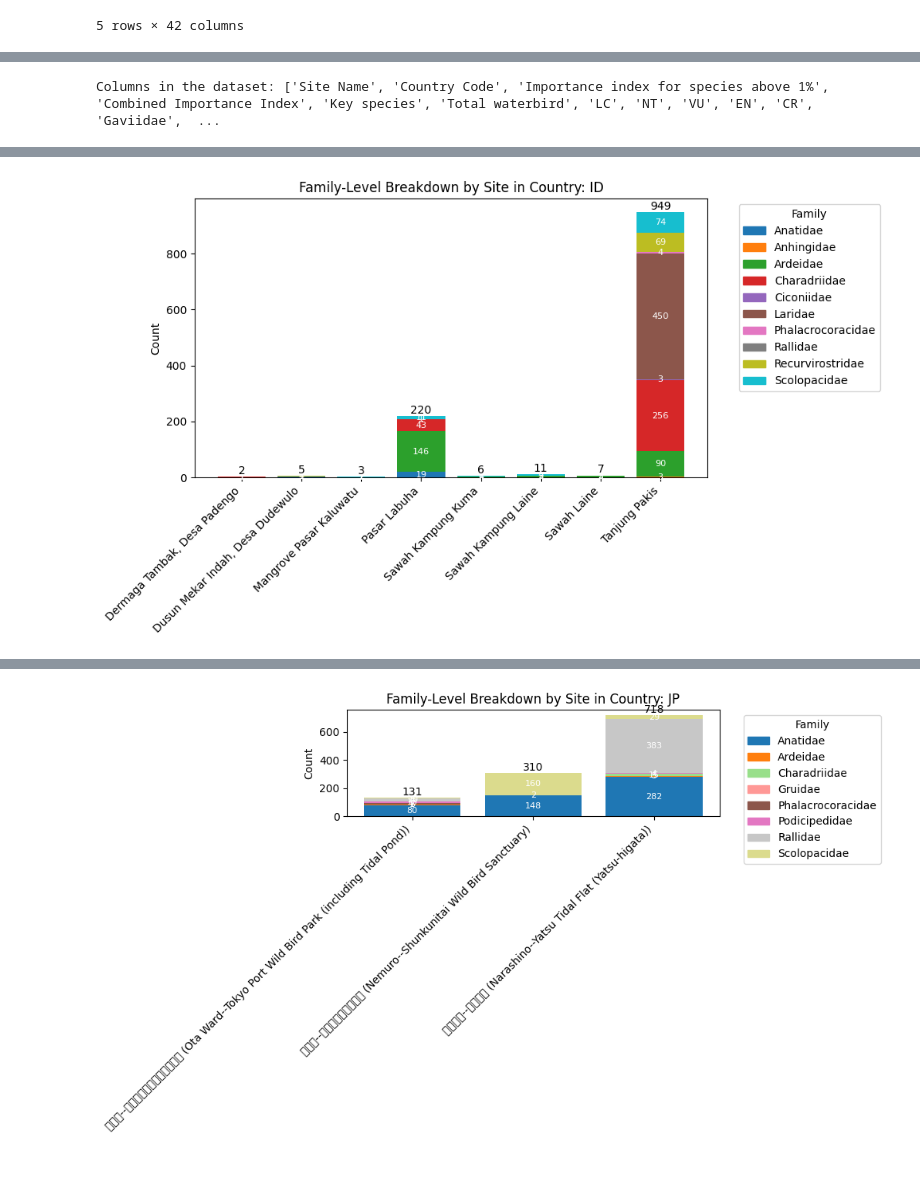
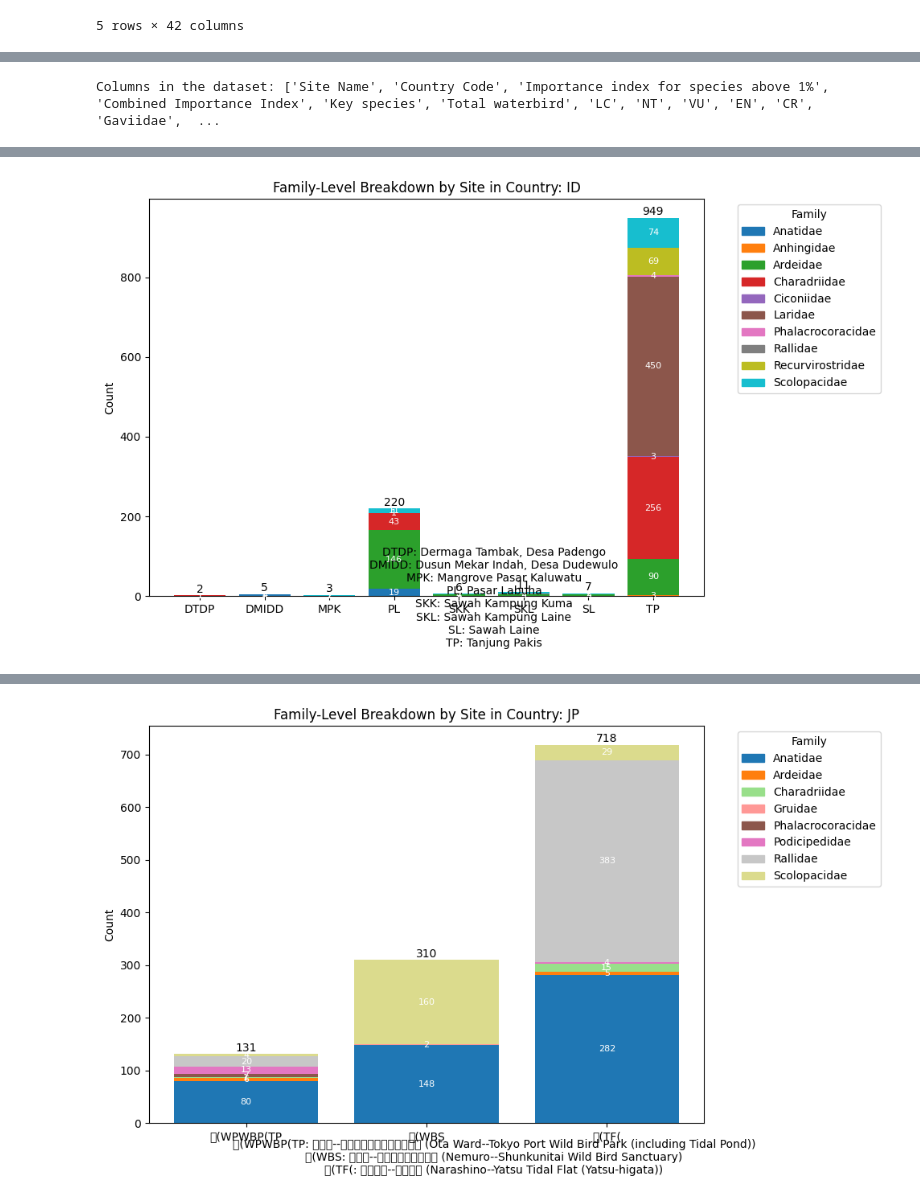
Before and after one commit to thongthornpatch/w3-bird-survey-analysis, a Jupyter notebook: w3_bird_survey_analysis.ipynb, the cells around one changed output, grey strips where cells are left out. Drawn from its saved outputs; the diff is of its cells as text; code cells hidden in the pictures; blank space fills up the shorter version.

```diff
--- a/w3_bird_survey_analysis.ipynb
+++ b/w3_bird_survey_analysis.ipynb
@@ -23,3 +23,7 @@ data.head()
 | 3 | Dermaga Tambak, Desa Padengo | ID | 0.0 | 0.014925 | NaN | 2 | ... |
 | 4 | Dusun Mekar Indah, Desa Dudewulo | ID | 0.0 | 0.003721 | NaN | 5 | ... |
 5 rows × 42 columns
+# %%
+!apt-get install -qq fonts-noto-cjk
+import matplotlib as mpl
+mpl.rcParams['font.family'] = 'Noto Sans CJK JP'
@@ -60,17 +71,40 @@ iucn_colors = {
     'CR': '#cc0000'    # Critically Endangered
 }
 
-# Get unique countries using 'Country Code'
+# ------------------------------
+# 4. Helper Function to Generate Acronyms
+# ------------------------------
+def generate_acronym(site_name, acronym_count):
+    """
+    Generate an acronym from the first letter of each word in the site name.
+    If the acronym is already used, append a number.
+    """
+    words = site_name.split()
+    acr = "".join(word[0].upper() for word in words)
+    if acr in acronym_count:
+        acronym_count[acr] += 1
+        acr = acr + str(acronym_count[acr])
+    else:
+        acronym_count[acr] = 1
+    return acr
+
+# Get unique countries from the data
 countries = data['Country Code'].unique()
 
 # ====================================================
-# 4. Family-Level Breakdown: Stacked Bar per Country
+# 5. Family-Level Breakdown: Stacked Bar per Country Using Acronyms
 # ====================================================
 for country in countries:
-    # Subset data for the current country
     df_country = data[data['Country Code'] == country]
 
-    # Get the union of families (columns with count > 0) across all sites in this country
+    # Create a mapping from full site name to acronym
+    acronym_count = {}
+    site_acronyms = {}
+    for site in df_country['Site Name'].unique():
+        acr = generate_acronym(site, acronym_count)
+        site_acronyms[site] = acr
+
+    # Get the union of families (with count > 0) across all sites in this country
     families_in_country = set()
     for _, row in df_country.iterrows():
         for fam in family_columns:
@@ -78,33 +112,33 @@ for country in countries:
                 families_in_country.add(fam)
     families_in_country = sorted(list(families_in_country))
 
-    # Assign colors to families using a colormap for consistent coloring
+    # Assign colors to families using a colormap for consistency
     cmap = plt.get_cmap("tab20")
     n_fams = len(families_in_country)
     family_colors = {fam: cmap(i / n_fams) for i, fam in enumerate(families_in_country)}
 
-    # Create figure: one bar per site in this country
+    # Create figure with fixed size (equal width for all charts)
     fig, ax = plt.subplots(figsize=(10, 6))
     sites = df_country['Site Name'].tolist()
+    # Use acronyms for x-axis labels
+    x_labels = [site_acronyms[site] for site in sites]
     x_positions = range(len(sites))
 
+    # Plot each site as a stacked bar
     for i, (_, row) in enumerate(df_country.iterrows()):
         bottom = 0
-        # For each family in the country, add the segment only if the site has nonzero count
         for fam in families_in_country:
             count = row[fam] if row[fam] > 0 else 0
             if count > 0:
                 ax.bar(i, count, bottom=bottom, color=family_colors[fam])
-                # Annotate with the count inside the segment
                 ax.text(i, bottom + count/2, str(int(count)),
                         ha='center', va='center', fontsize=8, color='white')
                 bottom += count
-        # Annotate total waterbirds at the top of the bar
         total = row['Total waterbird']
         ax.text(i, bottom + 1, f"{int(total)}", ha='center', va='bottom', fontsize=10)
 
     ax.set_xticks(x_positions)
-    ax.set_xticklabels(sites, rotation=45, ha='right')
+    ax.set_xticklabels(x_labels)
     ax.set_ylabel("Count")
     ax.set_title(f"Family-Level Breakdown by Site in Country: {country}")
 
@@ -112,24 +146,36 @@ for country in countries:
     handles = [plt.Rectangle((0, 0), 1, 1, color=family_colors[fam]) for fam in families_in_country]
     ax.legend(handles, families_in_country, title="Family", bbox_to_anchor=(1.05, 1), loc='upper left')
 
-    plt.tight_layout()
+    # Prepare and add a text box with the site acronym mapping
+    mapping_text = "\n".join([f"{acr}: {site}" for site, acr in site_acronyms.items()])
+    plt.figtext(0.5, 0.01, mapping_text, ha="center", fontsize=10)
+
+    plt.tight_layout(rect=[0, 0.05, 1, 1])
     plt.show()
 
 # ====================================================
-# 5. IUCN Status Breakdown: Stacked Bar per Country
+# 6. IUCN Status Breakdown: Stacked Bar per Country Using Acronyms
 # ====================================================
 for country in countries:
     df_country = data[data['Country Code'] == country]
 
+    # Create a mapping from full site name to acronym
+    acronym_count = {}
+    site_acronyms = {}
+    for site in df_country['Site Name'].unique():
+        acr = generate_acronym(site, acronym_count)
+        site_acronyms[site] = acr
+
+    # Create figure with fixed size
     fig, ax = plt.subplots(figsize=(10, 6))
     sites = df_country['Site Name'].tolist()
+    x_labels = [site_acronyms[site] for site in sites]
     x_positions = range(len(sites))
 
+    # Plot each site as a stacked bar for IUCN statuses
     for i, (_, row) in enumerate(df_country.iterrows()):
         bottom = 0
-        # Total count from IUCN columns for percentage calculation
         total_status = row['LC'] + row['NT'] + row['VU'] + row['EN'] + row['CR']
-        # Iterate over IUCN statuses in a fixed order
         for status in ['LC', 'NT', 'VU', 'EN', 'CR']:
             count = row[status]
             if count > 0:
@@ -138,18 +184,19 @@ for country in countries:
                 ax.text(i, bottom + count/2, f"{perc:.1f}%",
                         ha='center', va='center', fontsize=8, color='white')
                 bottom += count
-        # Annotate total waterbirds at the top of the bar
         ax.text(i, bottom + 1, f"{int(row['Total waterbird'])}", ha='center', va='bottom', fontsize=10)
 
     ax.set_xticks(x_positions)
-    ax.set_xticklabels(sites, rotation=45, ha='right')
+    ax.set_xticklabels(x_labels)
     ax.set_ylabel("Count")
     ax.set_title(f"IUCN Status Breakdown by Site in Country: {country}")
 
-    # Create legend for IUCN statuses
     handles = [plt.Rectangle((0, 0), 1, 1, color=iucn_colors[status]) for status in ['LC', 'NT', 'VU', 'EN', 'CR']]
     ax.legend(handles, ['LC', 'NT', 'VU', 'EN', 'CR'], title="IUCN Status", bbox_to_anchor=(1.05, 1), loc='upper left')
 
-    plt.tight_layout()
+    mapping_text = "\n".join([f"{acr}: {site}" for site, acr in site_acronyms.items()])
+    plt.figtext(0.5, 0.01, mapping_text, ha="center", fontsize=10)
+
+    plt.tight_layout(rect=[0, 0.05, 1, 1])
     plt.show()
 # %% [output]
@@ -209 +256 @@ WARNING:matplotlib.font_manager:findfont: Font family 'Helvetica Neue' not found
-[figure, old version]
+[figure, new version]
@@ -227 +274 @@ WARNING:matplotlib.font_manager:findfont: Font family 'Helvetica Neue' not found
-[figure, old version]
+[figure, new version]
```
Also changed, not shown: parts of 2 cells of this notebook.
